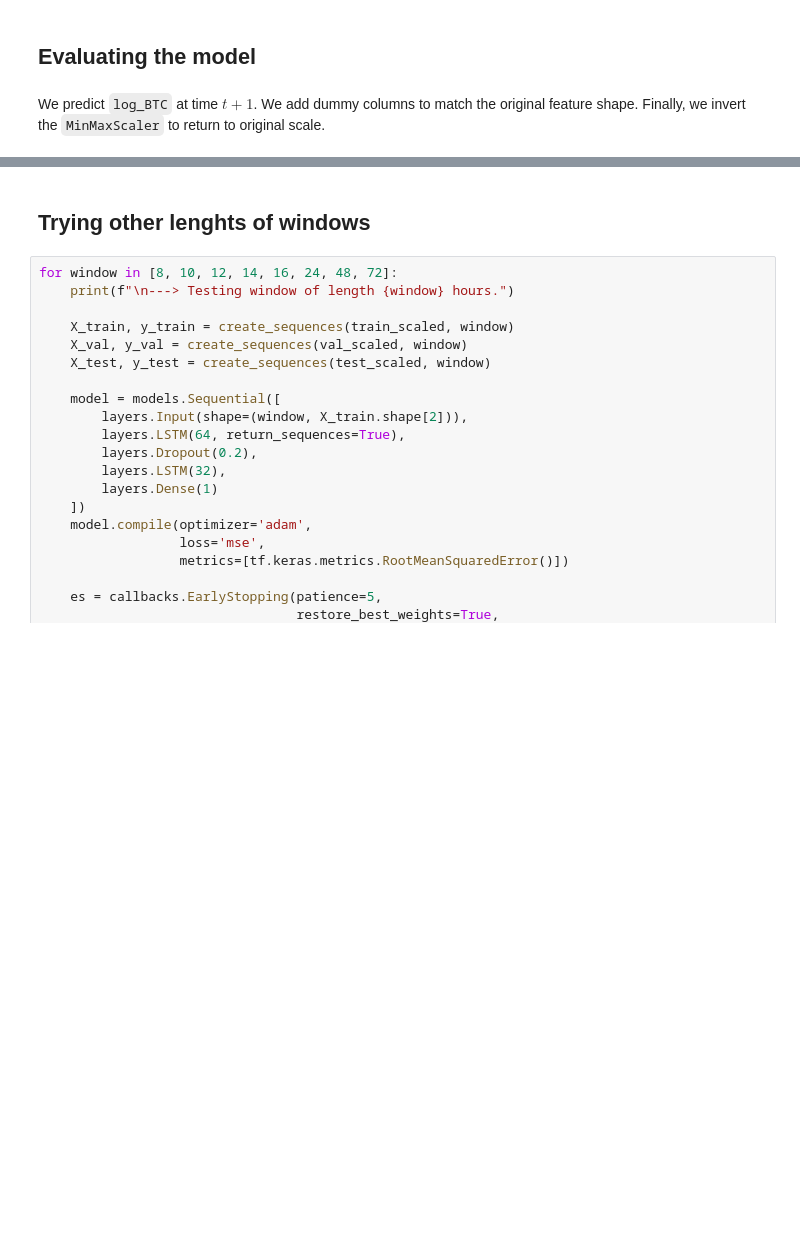
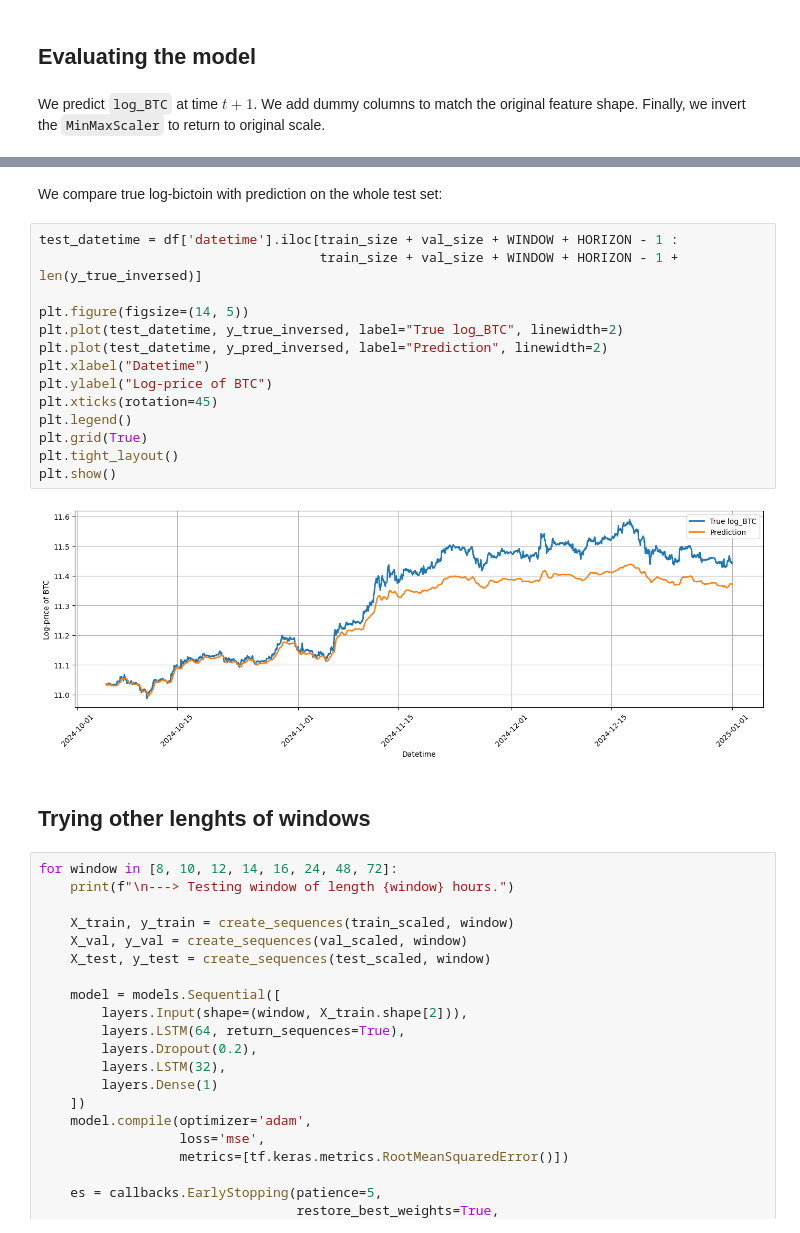
Before and after one commit to yhrd99/BITCOIN-PRICE-FORECASTING, a Jupyter notebook: LSTM_model.ipynb, the cells around one changed output, grey strips where cells are left out. Saved outputs shown, nothing was run; the diff lists cells and outputs as text; blank space fills up the shorter version.

```diff
--- a/LSTM_model.ipynb
+++ b/LSTM_model.ipynb
@@ -233,3 +252,21 @@ plt.show()
+# %% [markdown]
+We compare true log-bictoin with prediction on the whole test set:
+# %%
+test_datetime = df['datetime'].iloc[train_size + val_size + WINDOW + HORIZON - 1 :
+                                    train_size + val_size + WINDOW + HORIZON - 1 + len(y_true_inversed)]
+
+plt.figure(figsize=(14, 5))
+plt.plot(test_datetime, y_true_inversed, label="True log_BTC", linewidth=2)
+plt.plot(test_datetime, y_pred_inversed, label="Prediction", linewidth=2)
+plt.xlabel("Datetime")
+plt.ylabel("Log-price of BTC")
+plt.xticks(rotation=45)
+plt.legend()
+plt.grid(True)
+plt.tight_layout()
+plt.show()
+# %% [output]
+[figure, added]
 # %% [markdown]
 ## **Trying other lenghts of windows**
 # %%
```
Also changed, not shown: parts of 14 cells of this notebook.
